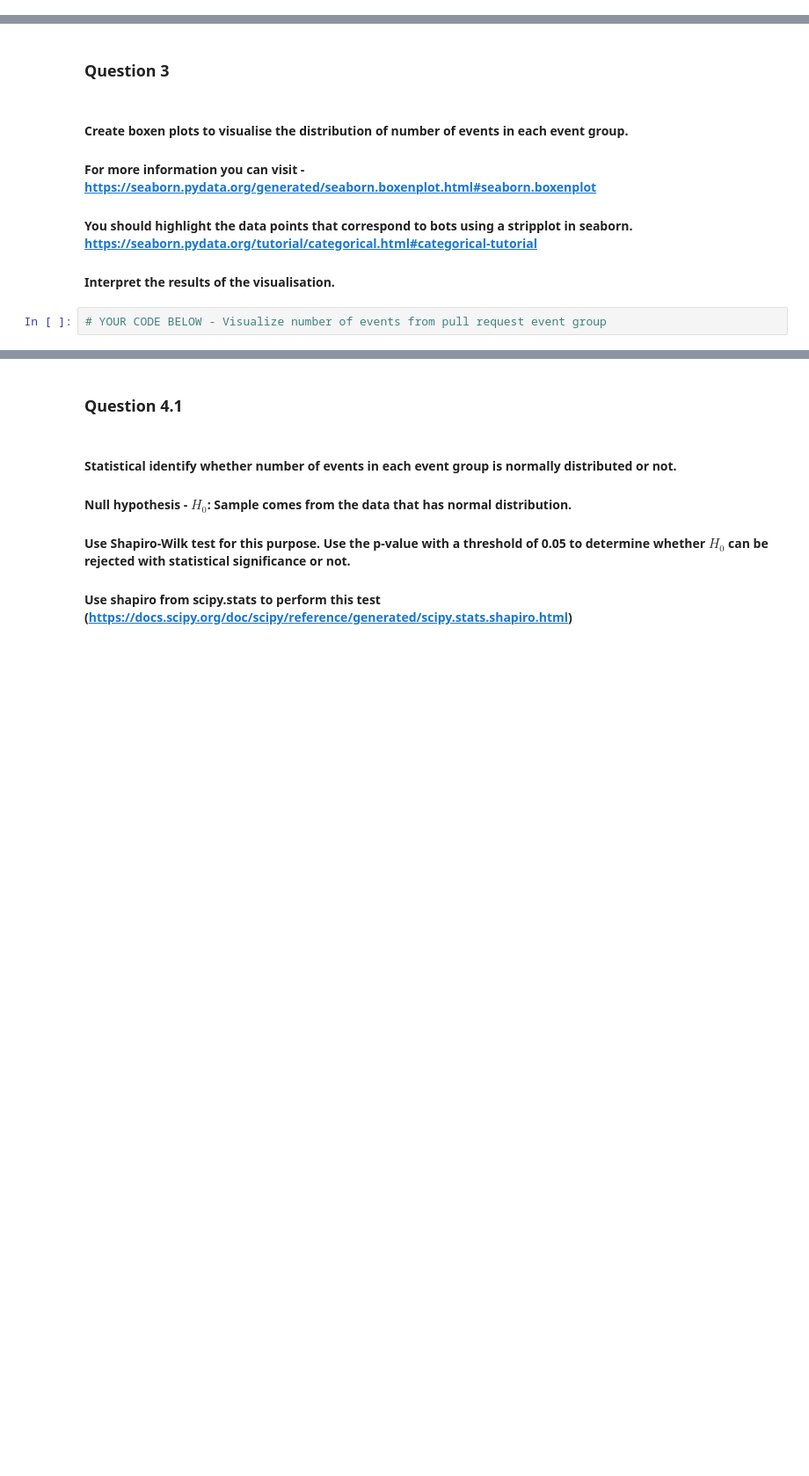
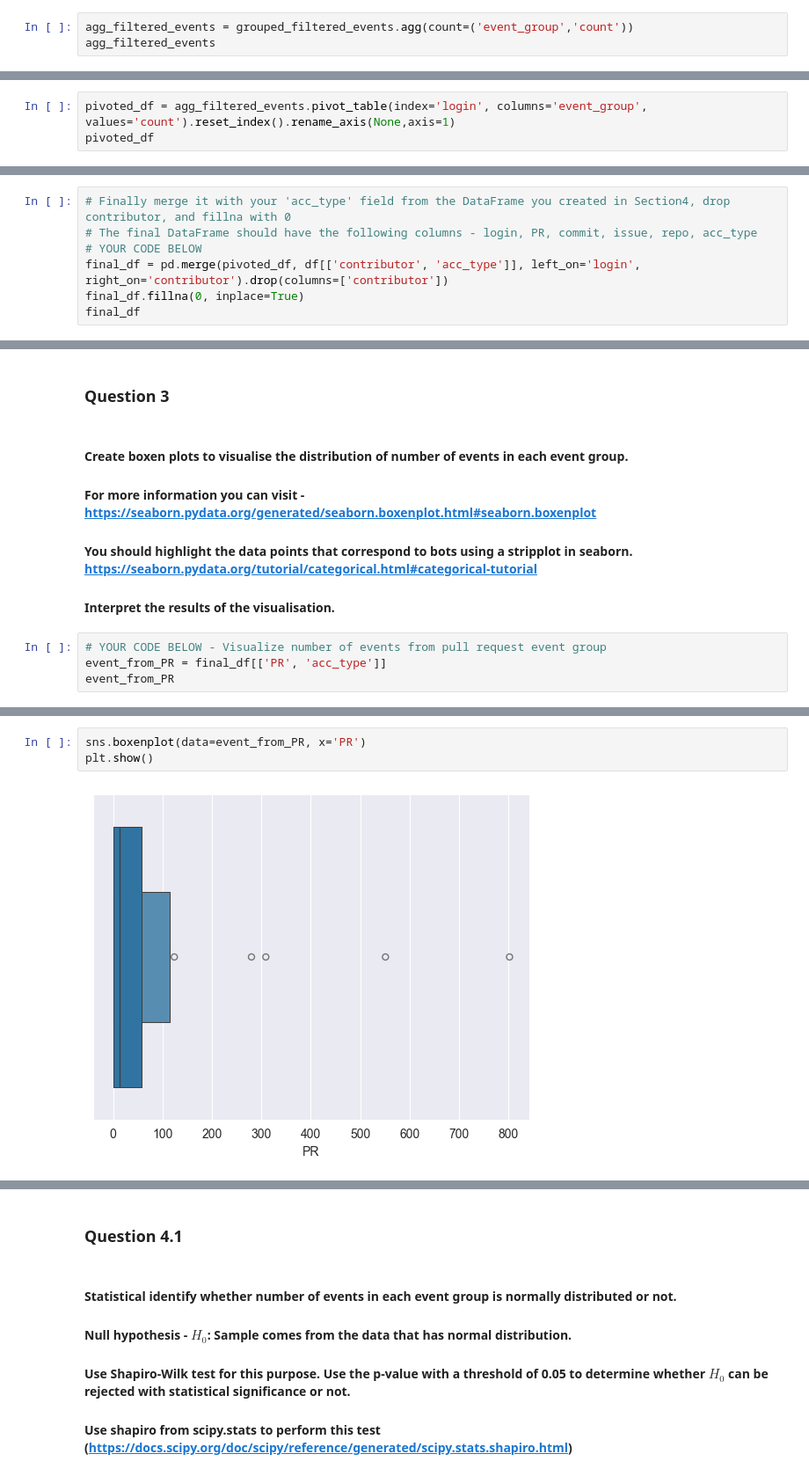
Before and after one commit to Oz-NoXIII/Software_Evolution_TP_bots, a Jupyter notebook: TP_bots_template.ipynb, the cells around one changed output, grey strips where cells are left out. Shown at 88% size. Drawn from its saved outputs; the diff is of its cells as text; blank space fills up the shorter version.

```diff
--- a/TP_bots_template.ipynb
+++ b/TP_bots_template.ipynb
@@ -611,0 +691,3 @@ repo_group = ['CreateEvent', 'DeleteEvent', 'ForkEvent', 'GollumEvent', 'MemberE
+# %%
+agg_filtered_events = grouped_filtered_events.agg(count=('event_group','count'))
+agg_filtered_events
@@ -611,0 +709,3 @@ repo_group = ['CreateEvent', 'DeleteEvent', 'ForkEvent', 'GollumEvent', 'MemberE
+# %%
+pivoted_df = agg_filtered_events.pivot_table(index='login', columns='event_group', values='count').reset_index().rename_axis(None,axis=1)
+pivoted_df
@@ -611,0 +730,7 @@ repo_group = ['CreateEvent', 'DeleteEvent', 'ForkEvent', 'GollumEvent', 'MemberE
+# %%
+# Finally merge it with your 'acc_type' field from the DataFrame you created in Section4, drop contributor, and fillna with 0
+# The final DataFrame should have the following columns - login, PR, commit, issue, repo, acc_type
+# YOUR CODE BELOW
+final_df = pd.merge(pivoted_df, df[['contributor', 'acc_type']], left_on='login', right_on='contributor').drop(columns=['contributor'])
+final_df.fillna(0, inplace=True)
+final_df
@@ -697,3 +883,5 @@ df_medians.pivot(index='acc_type', columns='event_group', values='median')#.rese
 #### Interpret the results of the visualisation.
 # %%
 # YOUR CODE BELOW - Visualize number of events from pull request event group
+event_from_PR = final_df[['PR', 'acc_type']]
+event_from_PR
@@ -699,0 +906,5 @@ df_medians.pivot(index='acc_type', columns='event_group', values='median')#.rese
+# %%
+sns.boxenplot(data=event_from_PR, x='PR')
+plt.show()
+# %% [output]
+[figure, added]
```
Also changed, not shown: parts of 39 cells of this notebook.
